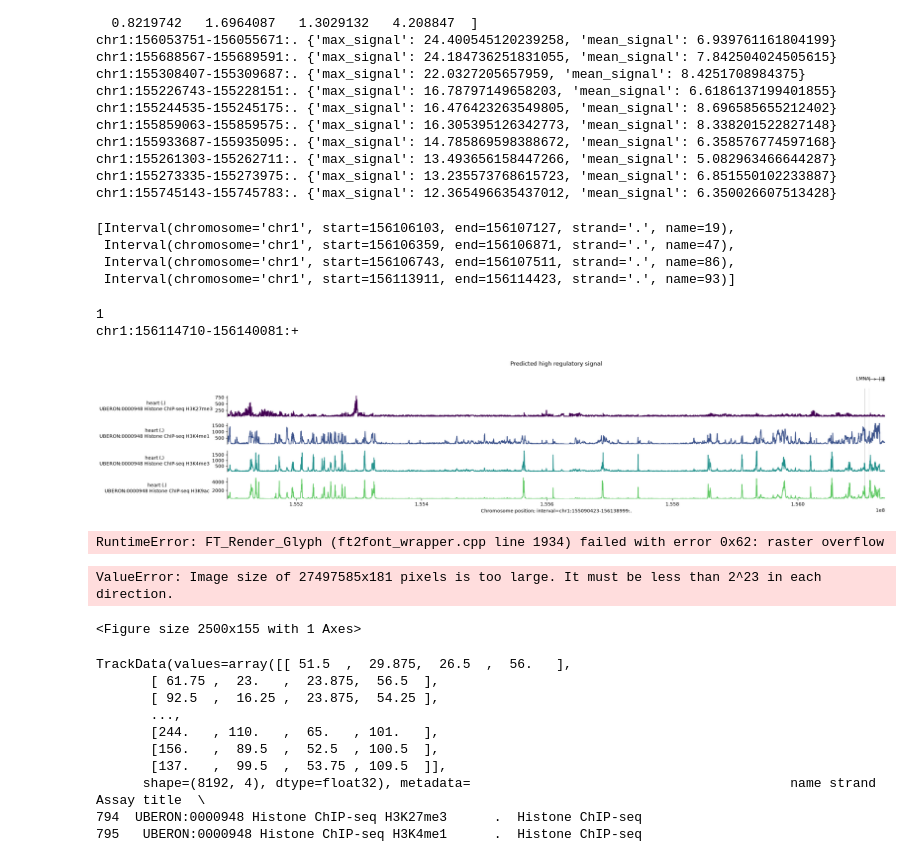
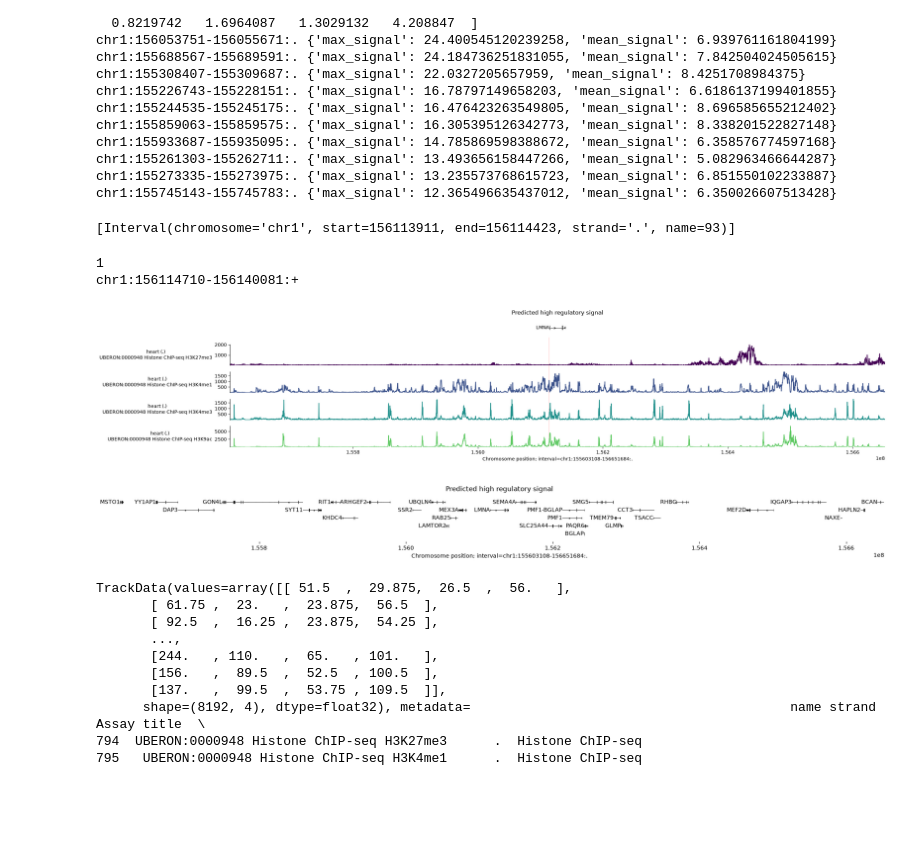
Before and after one commit to cralbers/variant-effects, a Jupyter notebook: predict_reg_regions_osc.ipynb, the cells around one changed output. Cells and saved outputs as stored; diff of their text form; code cells hidden in the pictures; blank space fills up the shorter version.

Commit message:
graphing, updates to bed exports

```diff
--- a/predict_reg_regions_osc.ipynb
+++ b/predict_reg_regions_osc.ipynb
@@ -123,19 +123,19 @@ window_bp = 1_000_000
 # interval = LMNA_INTERVAL.resize(
 #     dna_client.SEQUENCE_LENGTH_1MB
 # )
-
-# pre_interval genome.Interval('chr1', LMNA_START - 1000000, LMNA_START)
-# post_interval genome.Interval('chr1', LMNA_END , LMNA_END + 1000000)
-
-# interval = LMNA_INTERVAL
-
 # Add 1KB on either side of the gene body.
 # interval.resize_inplace( dna_client.SEQUENCE_LENGTH_1MB ) #interval.width + 1000)
 
-interval = genome.Interval('chr1', LMNA_START - 1000000, LMNA_START)
-interval = interval.resize(
-    dna_client.SEQUENCE_LENGTH_1MB
-)
+
+CENTRAL_INTERVAL = LMNA_INTERVAL.resize(
+    dna_client.SEQUENCE_LENGTH_1MB)
+POST_INTERVAL = genome.Interval('chr1', LMNA_END , LMNA_END + 1000000).resize(
+    dna_client.SEQUENCE_LENGTH_1MB)
+PRE_INTERVAL = genome.Interval('chr1', LMNA_START - 1000000, LMNA_START).resize(
+    dna_client.SEQUENCE_LENGTH_1MB)
+
+
+interval = CENTRAL_INTERVAL
 
 print(interval)
 
@@ -761,8 +766,8 @@ chr1:155261303-155262711:. {'max_signal': 13.493656158447266, 'mean_signal': 5.0
 chr1:155273335-155273975:. {'max_signal': 13.235573768615723, 'mean_signal': 6.851550102233887}
 chr1:155745143-155745783:. {'max_signal': 12.365496635437012, 'mean_signal': 6.350026607513428}
 # %%
-plot_interval = genome.Interval('chr1', LMNA_START - 10000, LMNA_START)
-
+plot_interval = genome.Interval('chr1', LMNA_START - 1000, LMNA_START)
+# plot_interval = interval
 
 def load_bed_intervals(bed_path, plot_interval=None):
     df = pd.read_csv(bed_path, sep='\t')
@@ -784,10 +789,7 @@ def load_bed_intervals(bed_path, plot_interval=None):
 bed_intervals, bed_df = load_bed_intervals(BASE_PATH + 'ag/variant-effects/outputs/predicted_reg_regions_pre.bed', plot_interval)
 bed_intervals
 # %% [output]
-[Interval(chromosome='chr1', start=156106103, end=156107127, strand='.', name=19),
- Interval(chromosome='chr1', start=156106359, end=156106871, strand='.', name=47),
- Interval(chromosome='chr1', start=156106743, end=156107511, strand='.', name=86),
- Interval(chromosome='chr1', start=156113911, end=156114423, strand='.', name=93)]
+[Interval(chromosome='chr1', start=156113911, end=156114423, strand='.', name=93)]
 # %%
 from alphagenome.visualization import plot_components
 
@@ -803,35 +805,35 @@ for t in longest_transcripts_clipped:
 
 
 plot = plot_components.plot(
     [plot_components.TranscriptAnnotation(longest_transcripts_clipped),
     # plot_components.Tracks(output.dnase, ylabel_template="{biosample_name}"),
      plot_components.Tracks(output.chip_histone, ylabel_template="{biosample_name} ({strand})\n{name}")
     ],
 
     annotations=[
         # plot_components.IntervalAnnotation(
         #     result["intervals"],
         #     alpha=0.3,
         #     colors=["#00AA00"] * len(result["intervals"]),
         # ),
 
         plot_components.IntervalAnnotation(
             bed_intervals,
-            # colors=ccre_colors,
+            colors='red',
             alpha=0.25,
             use_default_labels=False,   # True if you want cCRE IDs as labels
         ),
 
     ],
     interval=interval,
     title="Predicted high regulatory signal",
     fig_width=25,
 
 )
 # %% [output]
 1
 chr1:156114710-156140081:+
-[figure, old version]
+[figure, new version]
 # %%
 plot = plot_components.plot(
     [plot_components.TranscriptAnnotation(longest_transcripts)],
@@ -845,15 +847,13 @@ plot = plot_components.plot(
         ),
 
     ],
-    interval=plot_interval,
+    interval=interval,
     title="Predicted high regulatory signal",
     fig_width=25,
 
 )
 # %% [output]
-RuntimeError: FT_Render_Glyph (ft2font_wrapper.cpp line 1934) failed with error 0x62: raster overflow
-ValueError: Image size of 27497585x181 pixels is too large. It must be less than 2^23 in each direction.
-<Figure size 2500x155 with 1 Axes>
+[figure, added]
 # %%
 output.chip_histone
 # %% [output]
```
Also changed, not shown: parts of 5 cells of this notebook.
